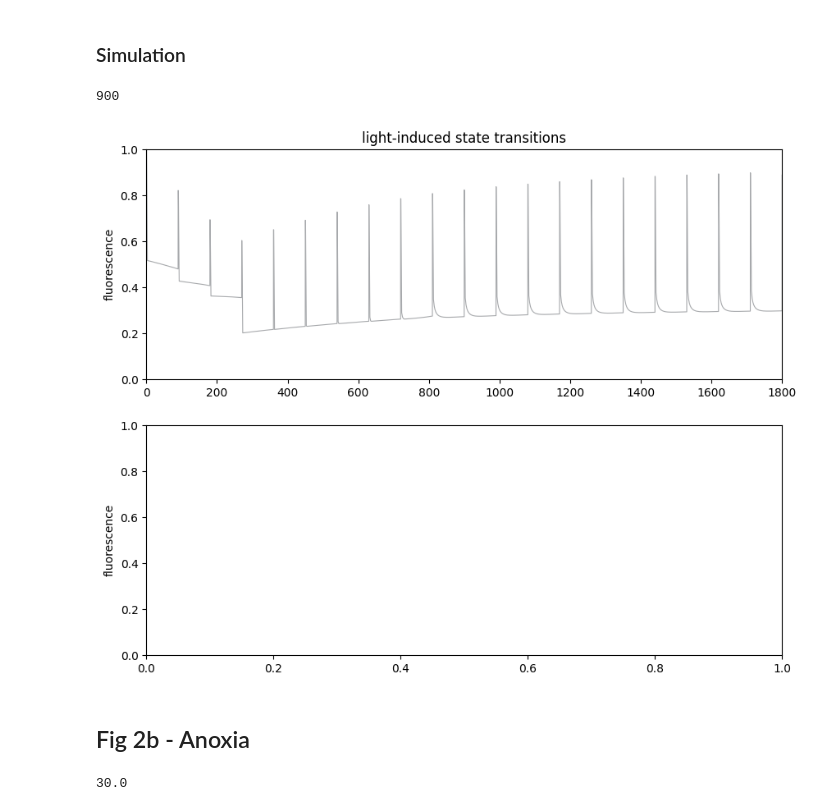
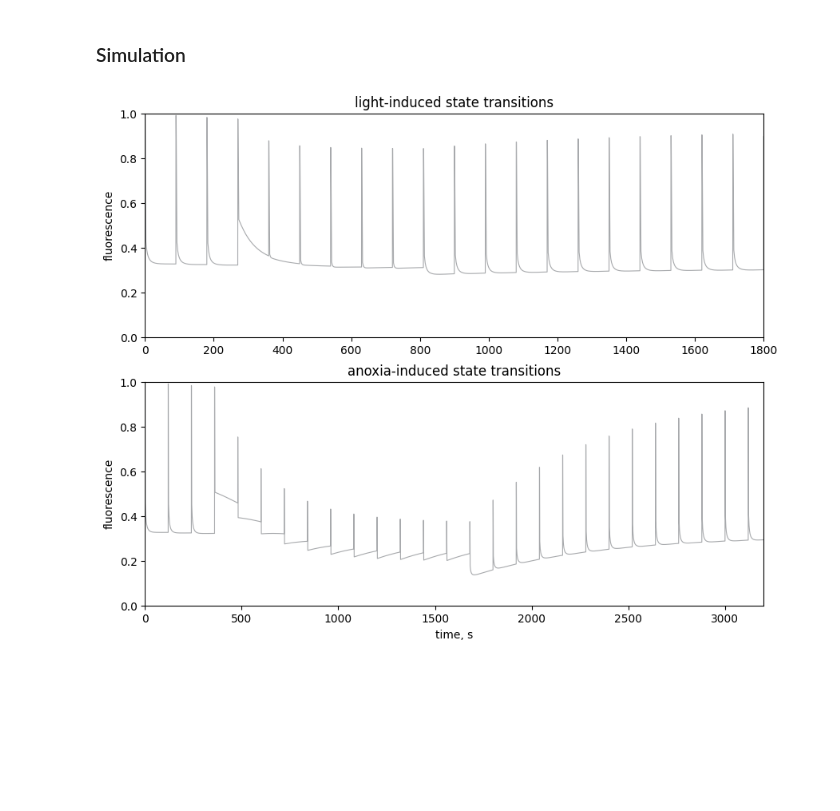
Before and after one commit to Computational-Biology-Aachen/mxl-models, a Jupyter notebook: docs/ebenhoeh2014.ipynb, the cells around one changed output. Cells and saved outputs as stored; diff of their text form; code cells hidden in the pictures; blank space fills up the shorter version.

```diff
--- a/docs/ebenhoeh2014.ipynb
+++ b/docs/ebenhoeh2014.ipynb
@@ -39,48 +38,58 @@ period_t = 90
 dark_ppfd = 0
 light_ppfd = 100
 
+res_fig2 = {}
+
 protocol_normal = make_protocol(
     [(flash_t, {"PPFD": flash_ppfd}), (period_t - flash_t, {"PPFD": dark_ppfd})] * int(5*60/period_t) +
     [(flash_t, {"PPFD": flash_ppfd}), (period_t - flash_t, {"PPFD": light_ppfd})] * int(10*60/period_t) +
     [(flash_t, {"PPFD": flash_ppfd}), (period_t - flash_t, {"PPFD": dark_ppfd})] * int(1500/period_t)
 )
 
-
-O2_og = get_ebenhoeh2014().get_parameter_values()["O2 (dissolved)_lumen"]
-
-protocol_anoxia = make_protocol(
-    [(flash_t, {"PPFD": flash_ppfd, "O2 (dissolved)_lumen": 0}), (period_t - flash_t, {"PPFD": dark_ppfd, "O2 (dissolved)_lumen": 0})] * int(5*60/period_t) +
-    [(flash_t, {"PPFD": flash_ppfd, "O2 (dissolved)_lumen": 0}), (period_t - flash_t, {"PPFD": light_ppfd, "O2 (dissolved)_lumen": 0})] * int(10*60/period_t) +
-    [(flash_t, {"PPFD": flash_ppfd, "O2 (dissolved)_lumen": O2_og}), (period_t - flash_t, {"PPFD": dark_ppfd, "O2 (dissolved)_lumen": O2_og})] * int(1500/period_t)
-)
-
-res_fig2 = (
+res_fig2["normal"] = (
     Simulator(m_dark, integrator=bdf_integrator)
-    .simulate_protocol(protocol_anoxia, time_points_per_step=40)
+    .simulate_protocol(protocol_normal, time_points_per_step=40)
     .get_result()
     .unwrap_or_err()
     .get_combined()
 )
+
+O2_og = get_ebenhoeh2014().get_parameter_values()["O2 (dissolved)_lumen"]
+period_t = 120
+
+protocol_anoxia = make_protocol(
+    [(flash_t, {"PPFD": flash_ppfd, "O2 (dissolved)_lumen": O2_og}), (period_t - flash_t, {"PPFD": dark_ppfd, "O2 (dissolved)_lumen": O2_og})] * 3 +
+    [(flash_t, {"PPFD": flash_ppfd, "O2 (dissolved)_lumen": 0.0}), (period_t - flash_t, {"PPFD": dark_ppfd, "O2 (dissolved)_lumen": 0.0})] * 11 +
+    [(flash_t, {"PPFD": flash_ppfd, "O2 (dissolved)_lumen": O2_og}), (period_t - flash_t, {"PPFD": dark_ppfd, "O2 (dissolved)_lumen": O2_og})] * 13
+)
+
+res_fig2["anoxia"] = (
+    Simulator(m_dark, integrator=bdf_integrator)
+    .simulate_protocol(protocol_anoxia, time_points_per_step=100)
+    .get_result()
+    .unwrap_or_err()
+    .get_combined()
+)
-# %%
-15*60
-# %% [output]
-900
 # %%
 fig, axs = plt.subplots(figsize=(10, 8), nrows=2)
 
-axs[0].plot(res_fig2.index, res_fig2["Fluo"] / res_fig2["Fluo"].max(), color="#a7a9ac", lw=0.8, label="Simulation")
+axs[0].plot(res_fig2["normal"].index, res_fig2["normal"]["Fluo"] / res_fig2["normal"]["Fluo"].max(), color="#a7a9ac", lw=0.8, label="Simulation")
+axs[1].plot(res_fig2["anoxia"].index, res_fig2["anoxia"]["Fluo"] / res_fig2["anoxia"]["Fluo"].max(), color="#a7a9ac", lw=0.8, label="Simulation")
 
 axs[0].set_xlim(0, 1800)
 axs[0].set_xticks(np.linspace(0, 1800, 10))
 axs[0].set_title("light-induced state transitions")
+
+axs[1].set_xlim(0, 3200)
+axs[1].set_xticks(np.linspace(0, 3000, 7))
+axs[1].set_xlabel("time, s")
+axs[1].set_title("anoxia-induced state transitions")
 
 for ax in axs:
     ax.set_ylim(0, 1)
     ax.set_yticks(np.linspace(0, 1, 6))
     ax.set_ylabel("fluorescence")
 
 plt.show()
 # %% [output]
-[figure, old version]
+[figure, new version]
-# %% [markdown]
-## Fig 2b - Anoxia
@@ -120,4 +95,0 @@ protocol = pd.DataFrame(
-# %%
-1800/60
-# %% [output]
-30.0
```
Also changed, not shown: parts of 8 cells of this notebook.
